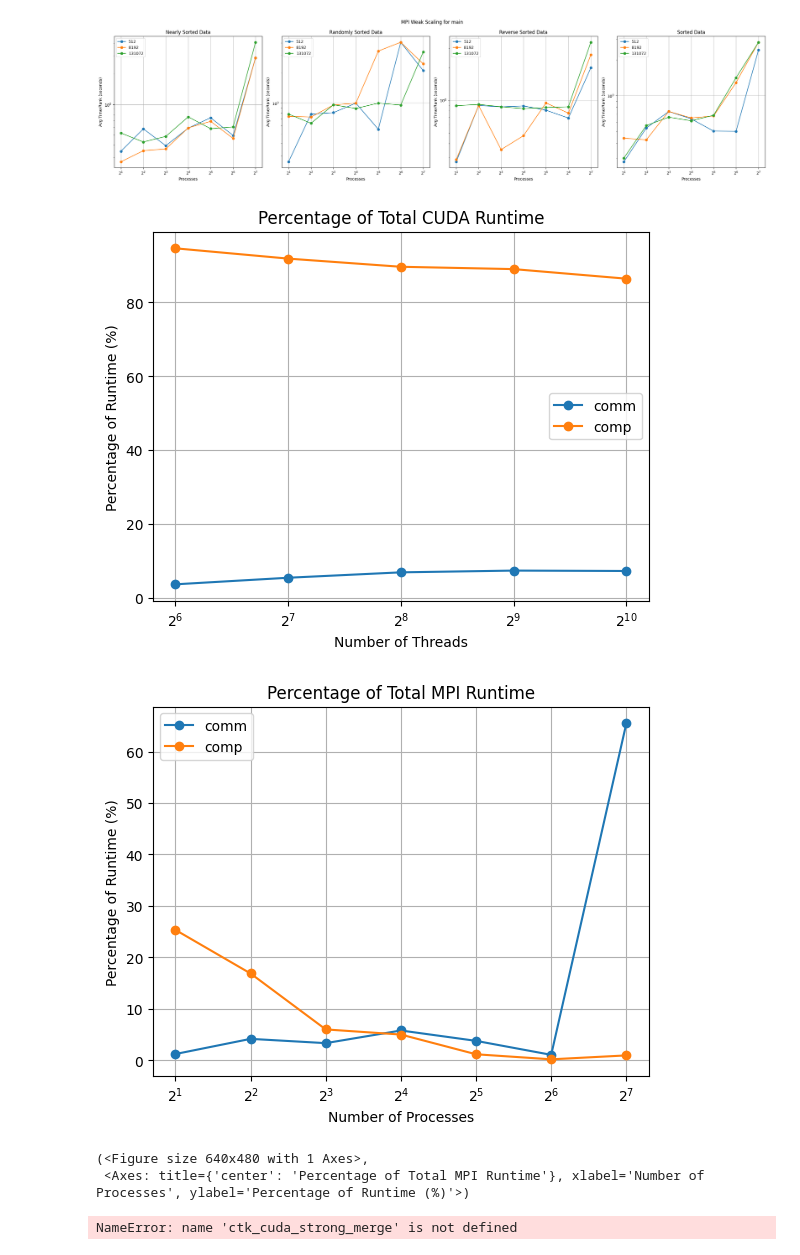
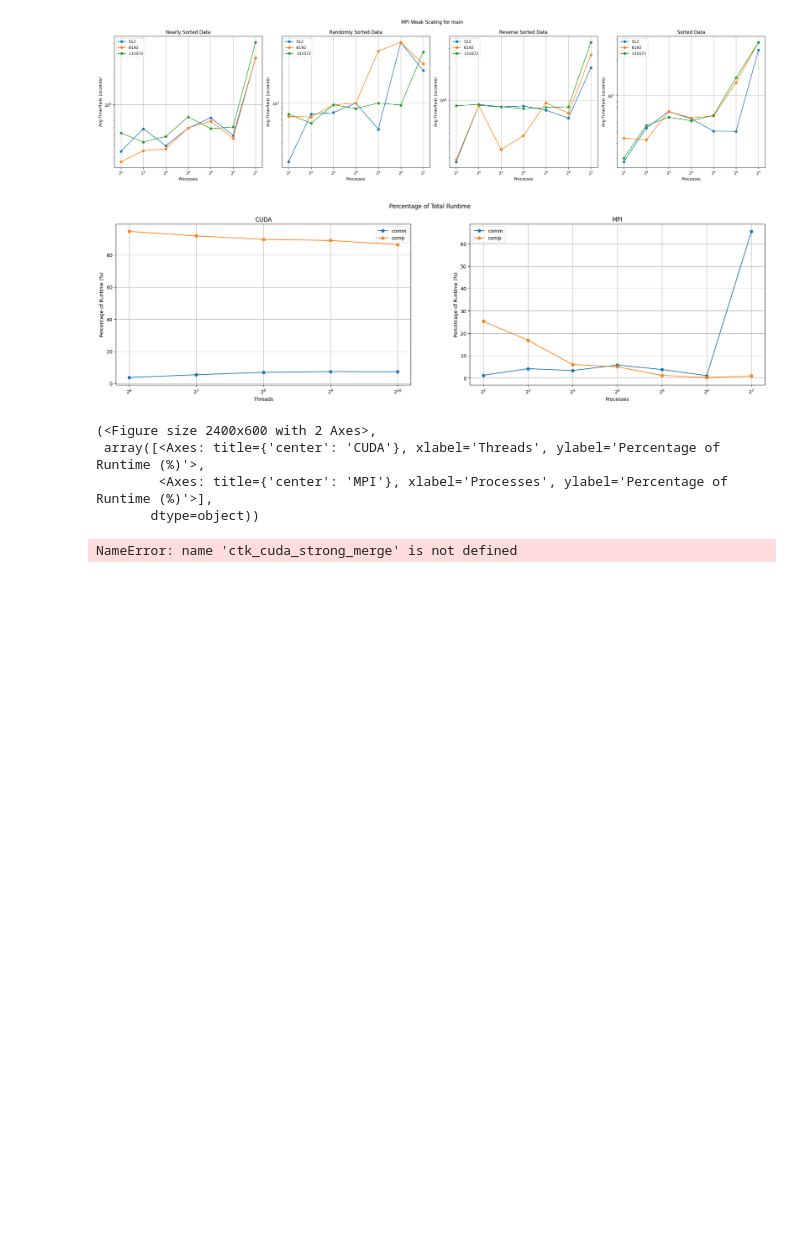
Before and after one commit to ananthk37/ParallelProject, a Jupyter notebook: project-analysis.ipynb, the cells around one changed output. Drawn from its saved outputs; the diff is of its cells as text; code cells hidden in the pictures; blank space fills up the shorter version.

Commit message:
combined percentage graphs

```diff
--- a/project-analysis.ipynb
+++ b/project-analysis.ipynb
@@ -425,20 +425,33 @@ def plot_weak(weak, measure, cuda=True):
     plt.tight_layout()
     plt.show()
     return fig, ax
-# %%
-def plot_comm_comp(x, comm, comp, title, xlabel):
-    fig = plt.figure()
-    ax = fig.add_subplot(1, 1, 1)
-    ax.plot(x, comm, marker='o')
-    ax.plot(x, comp, marker='o')
-    ax.set_title(title)
-    ax.set_xlabel(xlabel)
-    ax.set_ylabel("Percentage of Runtime (%)")
-    ax.legend(["comm", "comp"])
-    plt.grid(True)
-    plt.xscale("log", base=2)
-    plt.show()
-    return fig, ax
+# %%
+def plot_comm_comp(cuda_x, cuda_comm, cuda_comp, mpi_x, mpi_comm, mpi_comp):
+    fig, ax = plt.subplots(1, 2, figsize=(24, 6))
+
+    # cuda
+    ax[0].plot(cuda_x, cuda_comm, marker='o')
+    ax[0].plot(cuda_x, cuda_comp, marker='o')
+    ax[0].set_title("CUDA")
+    ax[0].set_xlabel("Threads")
+    ax[0].set_ylabel("Percentage of Runtime (%)")
+    ax[0].legend(["comm", "comp"])
+    ax[0].grid(True)
+    ax[0].set_xscale("log", base=2)
+
+    # mpi
+    ax[1].plot(mpi_x, mpi_comm, marker='o')
+    ax[1].plot(mpi_x, mpi_comp, marker='o')
+    ax[1].set_title("MPI")
+    ax[1].set_xlabel("Processes")
+    ax[1].set_ylabel("Percentage of Runtime (%)")
+    ax[1].legend(["comm", "comp"])
+    ax[1].grid(True)
+    ax[1].set_xscale("log", base=2)
+
+    plt.suptitle("Percentage of Total Runtime")
+    plt.show()
+    return fig, ax
 # %%
 def plot_algo_comp(comp, measure, cuda=True, strong=True):
     # x = threads if cuda else procs
@@ -529,17 +542,17 @@ for m in measures:
 # %%
 # comparing comm and comp times
 comm_per_cuda = [ctk_cuda_strong_random.dataframe[1048576]["Total time"]["comm"][t] / ctk_cuda_strong_random.dataframe[1048576]["Total time"]["main"][t] * 100 for t in threads]
 comp_per_cuda = [ctk_cuda_strong_random.dataframe[1048576]["Total time"]["comp"][t] / ctk_cuda_strong_random.dataframe[1048576]["Total time"]["main"][t] * 100 for t in threads]
 comm_per_mpi = [ctk_mpi_strong_random.dataframe[1048576]["Avg time/rank"]["comm"][p] / ctk_mpi_strong_random.dataframe[1048576]["Avg time/rank"]["main"][p] * 100 for p in procs]
 comp_per_mpi = [ctk_mpi_strong_random.dataframe[1048576]["Avg time/rank"]["comp"][p] / ctk_mpi_strong_random.dataframe[1048576]["Avg time/rank"]["main"][p] * 100 for p in procs]
 
-plot_comm_comp(threads, comm_per_cuda, comp_per_cuda, "Percentage of Total CUDA Runtime", "Number of Threads")
-plot_comm_comp(procs, comm_per_mpi, comp_per_mpi, "Percentage of Total MPI Runtime", "Number of Processes")
+plot_comm_comp(threads, comm_per_cuda, comp_per_cuda, procs, comm_per_mpi, comp_per_mpi)
 # %% [output]
-[figure, old version]
+[figure, new version]
-[figure, removed]
-(<Figure size 640x480 with 1 Axes>,
- <Axes: title={'center': 'Percentage of Total MPI Runtime'}, xlabel='Number of Processes', ylabel='Percentage of Runtime (%)'>)
+(<Figure size 2400x600 with 2 Axes>,
+ array([<Axes: title={'center': 'CUDA'}, xlabel='Threads', ylabel='Percentage of Runtime (%)'>,
+        <Axes: title={'center': 'MPI'}, xlabel='Processes', ylabel='Percentage of Runtime (%)'>],
+       dtype=object))
 # %%
 # comparing strong scaling between algorithms
 for m in measures:
```
Also changed, not shown: 4 other files.
